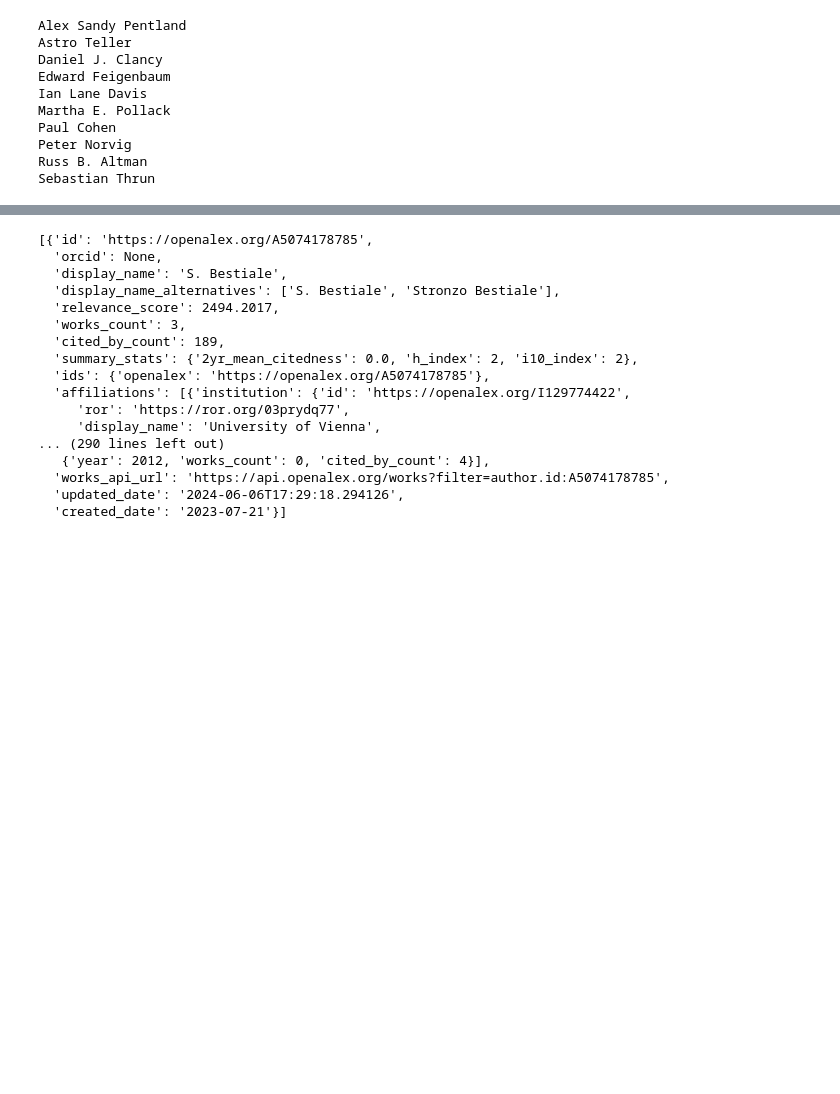
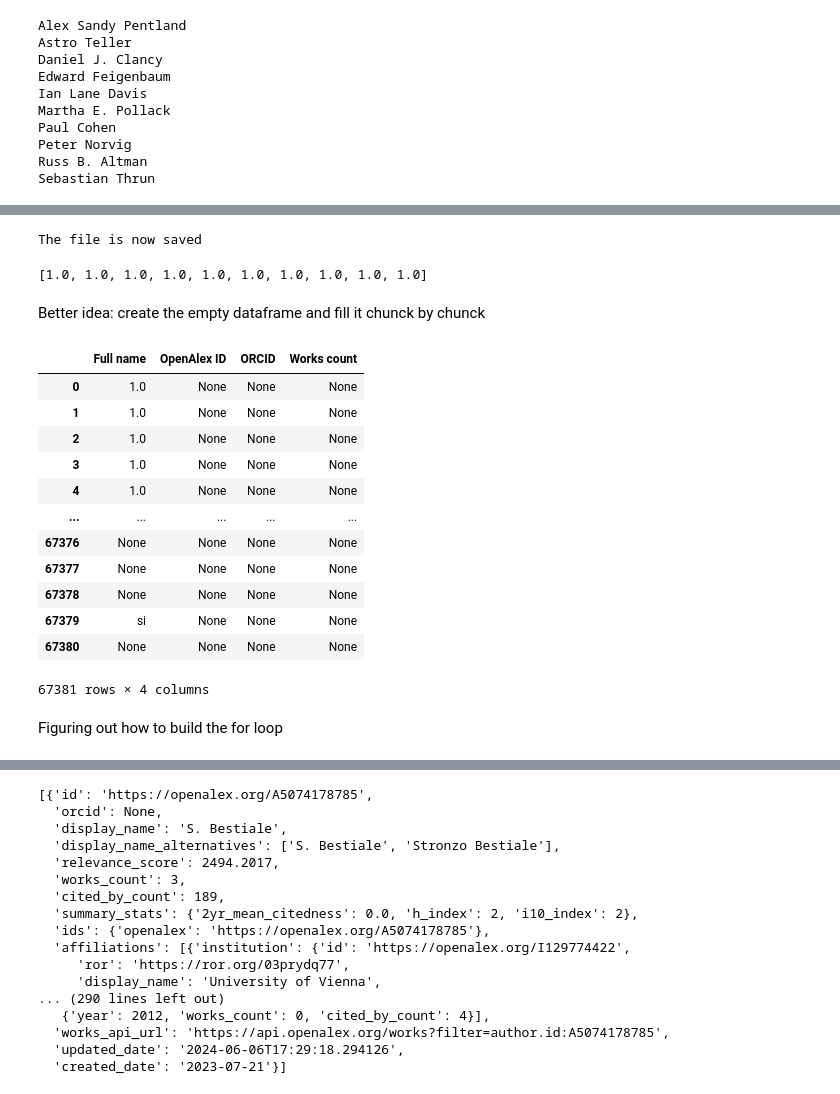
Before and after one commit to mariespedersen/Thesis_github, a Jupyter notebook: Get_citation_info.ipynb, the cells around one changed output, grey strips where cells are left out. Saved outputs shown, nothing was run; the diff lists cells and outputs as text; code cells hidden in the pictures; blank space fills up the shorter version.

```diff
--- a/Get_citation_info.ipynb
+++ b/Get_citation_info.ipynb
@@ -1,2 +1,34 @@
 # %%
 %run script/setup.py
+# %%
+now = datetime.now()
+current_time = now.strftime("%H:%M:%S")
+# print("Loading of data, time:", current_time)
+
+# load data
+df_invited = pd.read_csv('Data/factInvited.csv')
+df_proceedings = pd.read_csv('Data/factProceedings.csv')
+
+df = pd.concat([df_invited, df_proceedings], ignore_index=True)
+pd.set_option('display.max_rows', 15)
+
+full_name = df['Full name'].unique()
+
+ids = []
+orcids = []
+works_count = []
+results = []
+
+BASE_URL = 'https://api.openalex.org/'
+ENDPOINT = 'authors'
+MAIL = 'elsa@itu.dk'
+
+current_time = (datetime.now()).strftime("%H:%M:%S")
+# print("Start author data retreival, time:", current_time)
+
+for i in full_name[0:1]:
+
+    filter = f'?search={i}' + ', from_publication_date:2019-01-01'
+    mail = f'&mailto={MAIL}'
+    complete_url = BASE_URL + ENDPOINT + filter + mail
+    print(complete_url)
@@ -105 +297,39 @@ df_author_id
 | 9 | Sebastian Thrun | [https://openalex.org/A5066710774... | [None] | [455, 1] |
+# %%
+filename = "authorID.csv" # or factProceedings.csv
+filepath = "./Data/"
+df_author_id.to_csv(os.path.join(filepath, filename), index=False)
+print("The file is now saved")
+# %% [output]
+The file is now saved
+# %%
+a = list(np.ones(10))
+print(a)
+# %% [output]
+[1.0, 1.0, 1.0, 1.0, 1.0, 1.0, 1.0, 1.0, 1.0, 1.0]
+# %% [markdown]
+Better idea: create the empty dataframe and fill it chunck by chunck
+# %%
+columns = ['Full name', 'OpenAlex ID', 'ORCID', 'Works count']
+
+# Create an empty DataFrame with 100 rows
+df_empty = pd.DataFrame({col: [None]*len(full_name) for col in columns})
+df_empty['Full name'][0 : 10] = a
+df_empty['Full name'][67379] = 'si'
+df_empty
+# %% [output]
+|  | Full name | OpenAlex ID | ORCID | Works count |
+| 0 | 1.0 | None | None | None |
+| 1 | 1.0 | None | None | None |
+| 2 | 1.0 | None | None | None |
+| 3 | 1.0 | None | None | None |
+| 4 | 1.0 | None | None | None |
+| ... | ... | ... | ... | ... |
+| 67376 | None | None | None | None |
+| 67377 | None | None | None | None |
+| 67378 | None | None | None | None |
+| 67379 | si | None | None | None |
+| 67380 | None | None | None | None |
+67381 rows × 4 columns
+# %% [markdown]
+Figuring out how to build the for loop
```
Also changed, not shown: parts of 19 cells of this notebook, 1 other file.
